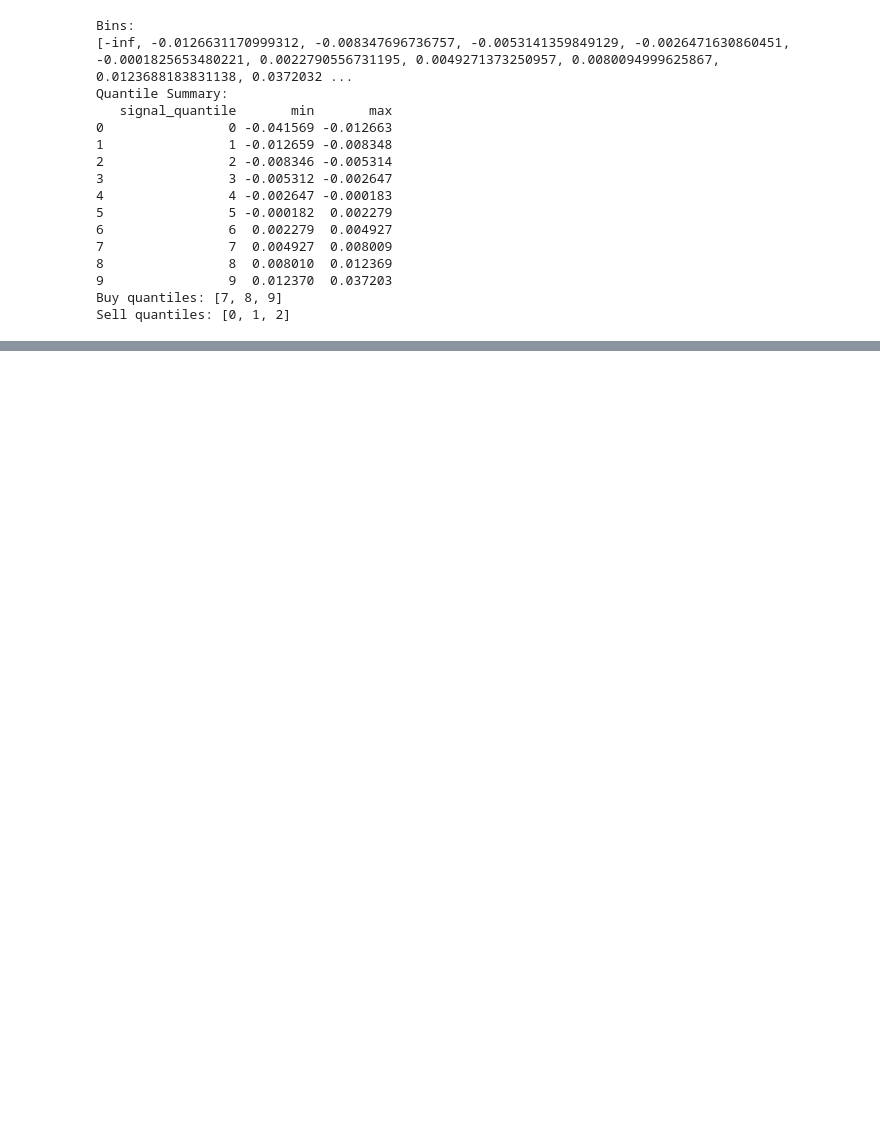
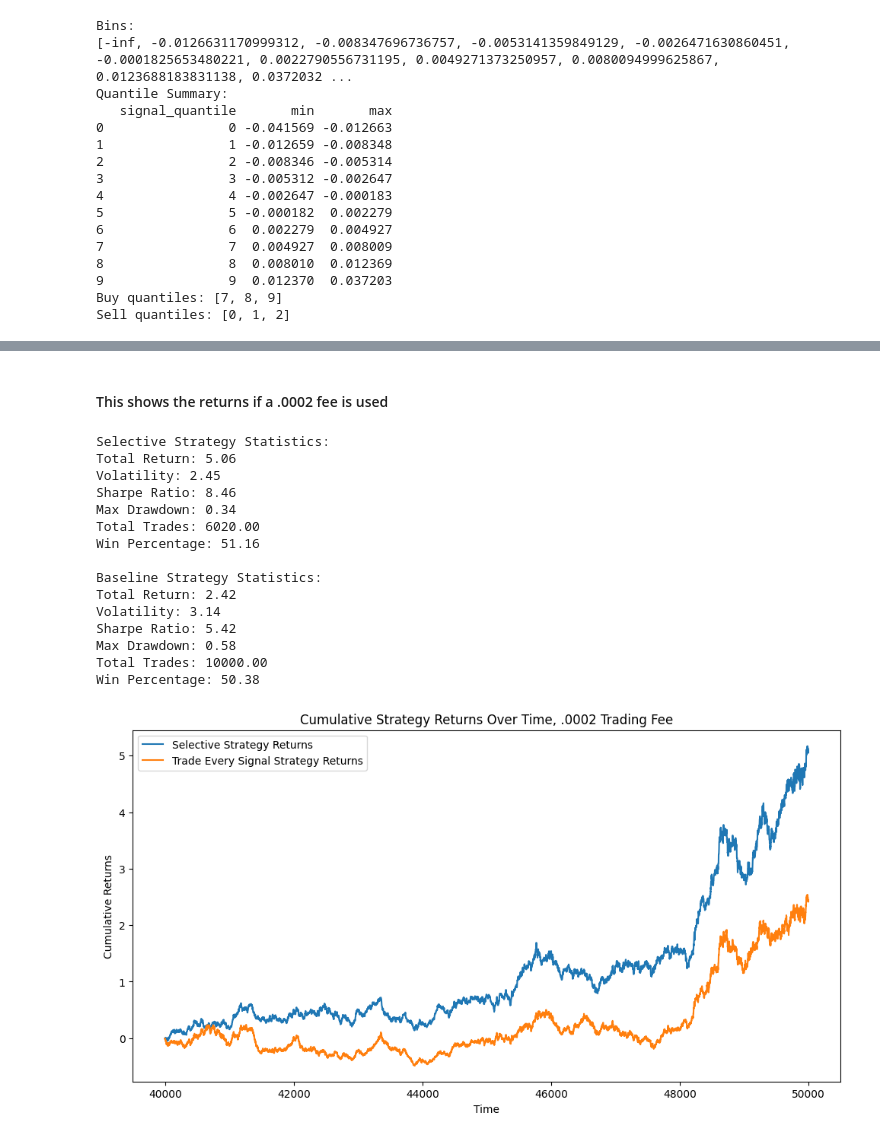
Before and after one commit to dkassin/nascent_quant_dev, a Jupyter notebook: notebooks/03_initial_trading_strategy.ipynb, the cells around one changed output, grey strips where cells are left out. Cells and saved outputs as stored; diff of their text form; code cells hidden in the pictures; blank space fills up the shorter version.

```diff
--- a/notebooks/03_initial_trading_strategy.ipynb
+++ b/notebooks/03_initial_trading_strategy.ipynb
@@ -171,0 +319,43 @@ plt.show()
+# %% [markdown]
+#### This shows the returns if a .0002 fee is used
+# %%
+
+test_data_with_returns_low_fee = calculate_strategy_returns(test_data_with_signals, .0002)
+test_data_with_baseline_returns_low_fee  = calculate_strategy_returns(base_line_test_data, .0002)
+
+selective_stats_low_fee = calculate_trading_statistics(test_data_with_returns_low_fee)
+baseline_stats_low_fee = calculate_trading_statistics(test_data_with_baseline_returns_low_fee)
+
+print("Selective Strategy Statistics:")
+for key, value in selective_stats_low_fee.items():
+    print(f"{key}: {value:.2f}")
+
+print("\nBaseline Strategy Statistics:")
+for key, value in baseline_stats_low_fee.items():
+    print(f"{key}: {value:.2f}")
+
+plt.figure(figsize=(12, 6))
+plt.plot(test_data_with_returns_low_fee['cumulative_strategy_returns'], label='Selective Strategy Returns')
+plt.plot(test_data_with_baseline_returns_low_fee['cumulative_strategy_returns'], label='Trade Every Signal Strategy Returns')
+plt.xlabel('Time')
+plt.ylabel('Cumulative Returns')
+plt.title('Cumulative Strategy Returns Over Time, .0002 Trading Fee')
+plt.legend()
+plt.show()
+# %% [output]
+Selective Strategy Statistics:
+Total Return: 5.06
+Volatility: 2.45
+Sharpe Ratio: 8.46
+Max Drawdown: 0.34
+Total Trades: 6020.00
+Win Percentage: 51.16
+
+Baseline Strategy Statistics:
+Total Return: 2.42
+Volatility: 3.14
+Sharpe Ratio: 5.42
+Max Drawdown: 0.58
+Total Trades: 10000.00
+Win Percentage: 50.38
+[figure, added]
```
Also changed, not shown: parts of 22 cells of this notebook, 2 other files.
